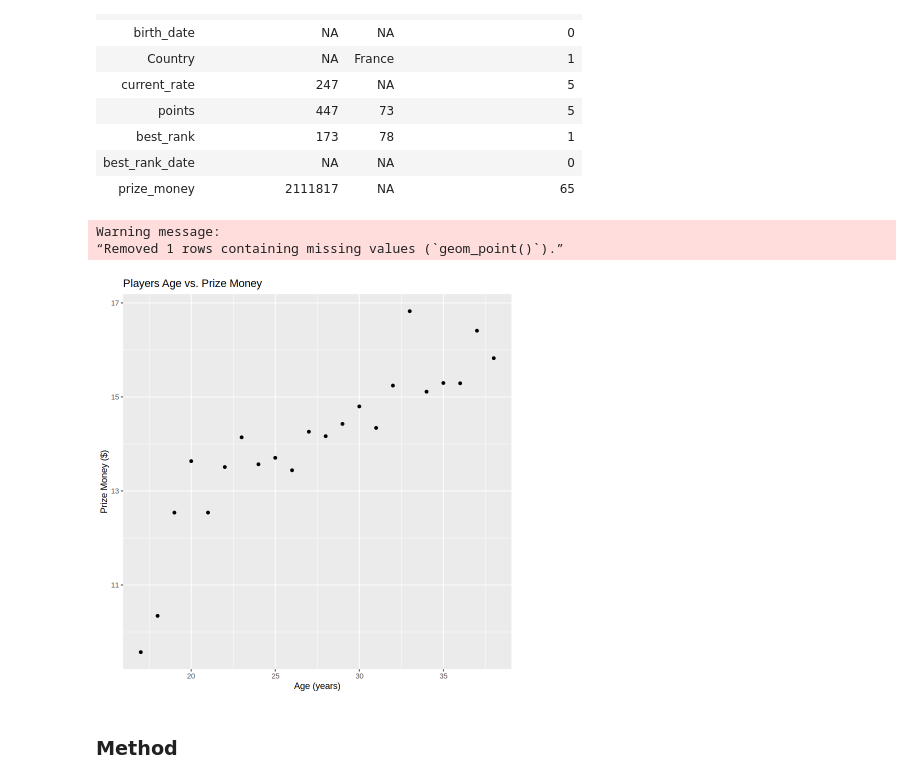
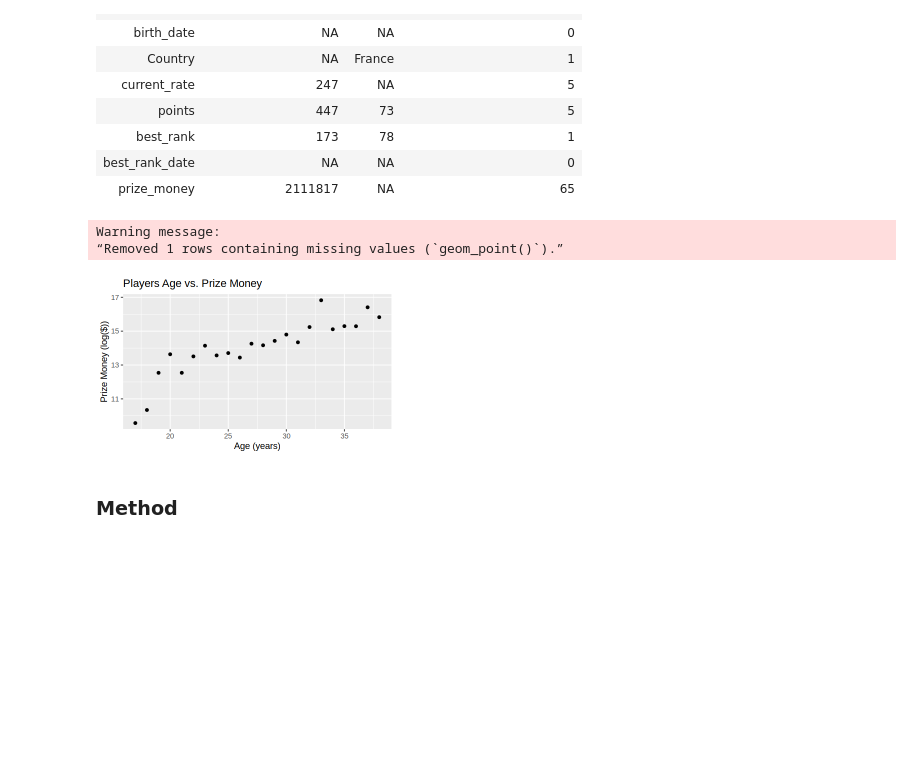
Before and after one commit to ShailaRoux/dsci-100-2023w1-group-42, a Jupyter notebook: group_project_proposal.ipynb, the cells around one changed output. Drawn from its saved outputs; the diff is of its cells as text; code cells hidden in the pictures; blank space fills up the shorter version.

Commit message:
Condensed some code, reduced amount of data displayed, adjusted plot size

```diff
--- a/group_project_proposal.ipynb
+++ b/group_project_proposal.ipynb
@@ -71,7 +68,6 @@ A tibble: 6 × 11
 # %%
 #Using only training data, summarize the data in at least one table (this is exploratory data analysis).
-tidy_tennis <- tidy_tennis |>
-    select(age,birth_date, Country, current_rank, points, best_rank, best_rank_date, prize_money)
+tidy_tennis <- tidy_tennis |> select(age,birth_date, Country, current_rank, points, best_rank, best_rank_date, prize_money)
 tennis_split <- initial_split(tidy_tennis, prop = 0.75, strata = prize_money)
 tennis_training <- training(tennis_split)
 tennis_testing <- testing(tennis_split)
@@ -91,19 +87,15 @@ A data.frame: 8 × 4
 | best_rank_date | NA | NA | 0 |
 | prize_money | 2111817 | NA | 65 |
 # %%
-tennis_plot <- tennis_training |>
-    group_by(age) |>
-    summarise(prize_money = mean(prize_money, na.rm=TRUE)) |>
-    ggplot(aes(x = age, y = log(prize_money))) +
-    geom_point() +
-    labs(x = "Age (years)", y = "Prize Money ($)") +
+tennis_plot <- tennis_training |> group_by(age) |> summarise(prize_money = mean(prize_money, na.rm=TRUE)) |>
+    ggplot(aes(x = age, y = log(prize_money))) + geom_point() + labs(x = "Age (years)", y = "Prize Money (log($))") +
     ggtitle("Players Age vs. Prize Money")
-
 tennis_plot
+options(repr.plot.height=3, repr.plot.width=5)
 # %% [output]
 Warning message:
 “Removed 1 rows containing missing values (`geom_point()`).”
-[figure, old version]
+[figure, new version]
 # %% [markdown]
 ### Method
 # %% [markdown]
```
Also changed, not shown: parts of 1 cell of this notebook.
